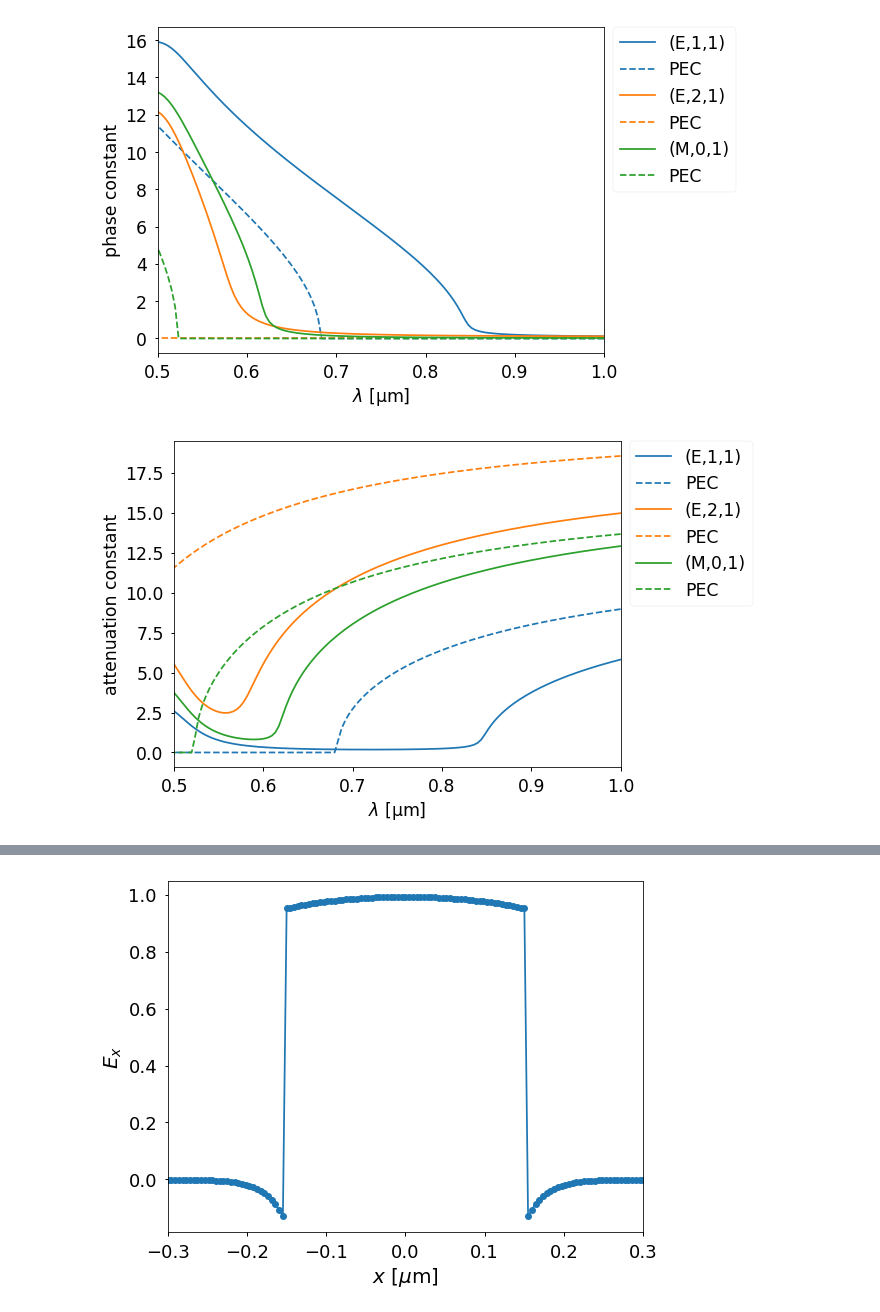
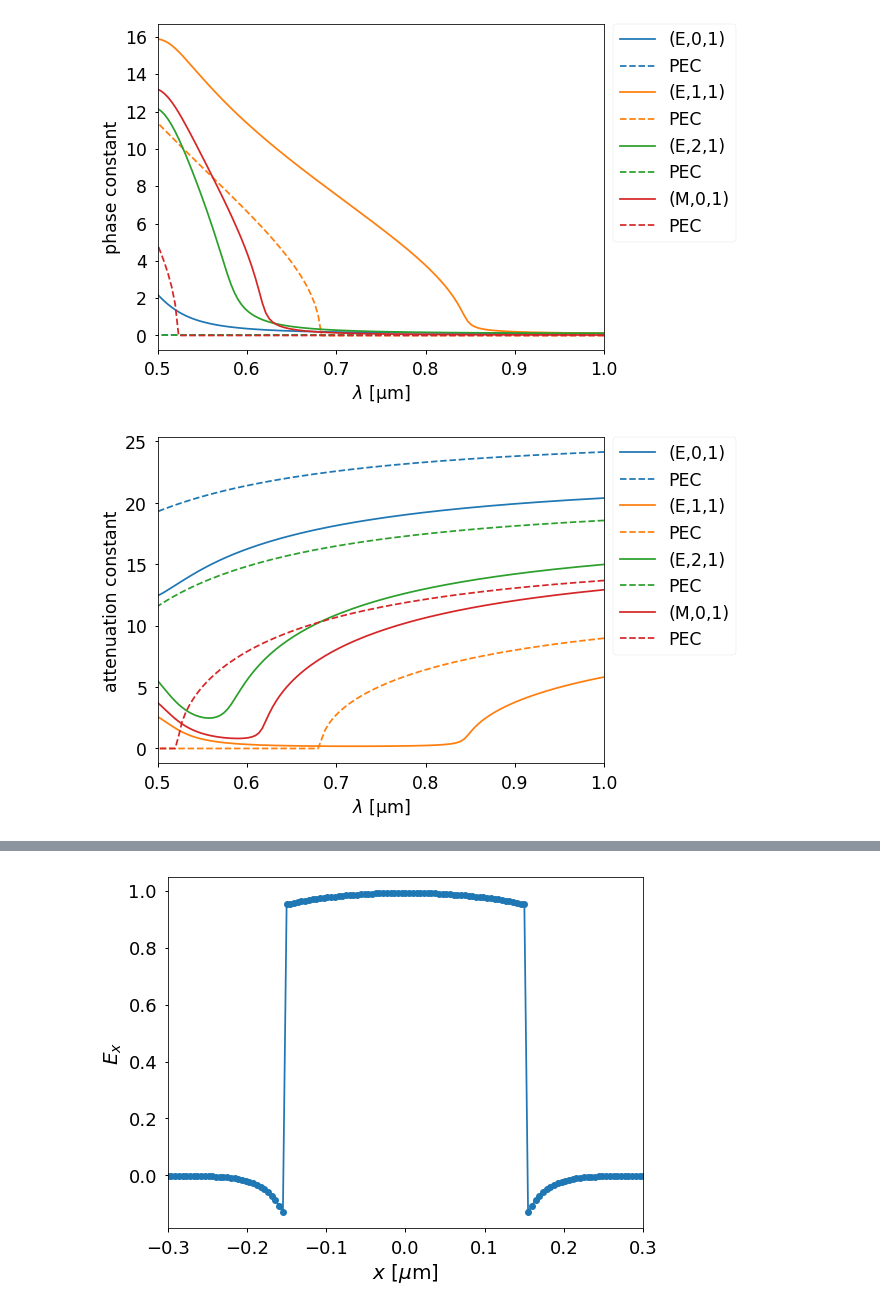
Before and after one commit to mnishida/PyMWM, a Jupyter notebook: examples/examples.ipynb, the cells around one changed output, grey strips where cells are left out. Drawn from its saved outputs; the diff is of its cells as text; code cells hidden in the pictures.

```diff
--- a/examples/examples.ipynb
+++ b/examples/examples.ipynb
@@ -18,25 +18,27 @@ props = plt.rcParams['axes.prop_cycle']
 # %%
 wl_max = 1.0
 wl_min = 0.5
 water = {'RI': 1.333}
 params = {'core': {'shape': 'cylinder', 'size': 0.15,
                    'fill': water},
           'clad': {'model': 'gold_dl'},
           'bounds': {'wl_max': wl_max, 'wl_min': wl_min,
                      'wl_imag': 10.0},
           'modes': {'num_n': 6, 'num_m': 2}}
 wg1 = pymwm.create(params)
+wg1.plot_beta(('E', 0, 1), "-", wl_max=wl_max, wl_min=wl_min, comp='real')
 wg1.plot_beta(('E', 1, 1), "-", wl_max=wl_max, wl_min=wl_min, comp='real')
 wg1.plot_beta(('E', 2, 1), "-", wl_max=wl_max, wl_min=wl_min, comp='real')
 wg1.plot_beta(('M', 0, 1), "-", wl_max=wl_max, wl_min=wl_min, comp='real')
 plt.show()
+wg1.plot_beta(('E', 0, 1), "-", wl_max=wl_max, wl_min=wl_min, comp='imag')
 wg1.plot_beta(('E', 1, 1), "-", wl_max=wl_max, wl_min=wl_min, comp='imag')
 wg1.plot_beta(('E', 2, 1), "-", wl_max=wl_max, wl_min=wl_min, comp='imag')
 wg1.plot_beta(('M', 0, 1), "-", wl_max=wl_max, wl_min=wl_min, comp='imag')
 plt.show()
 # %% [output]
-[figure, old version]
+[figure, new version]
-[figure, old version]
+[figure, new version]
 # %%
 wl = 0.6
 w = 2 * np.pi / wl
```
Also changed, not shown: parts of 2 cells of this notebook, 11 other files.
